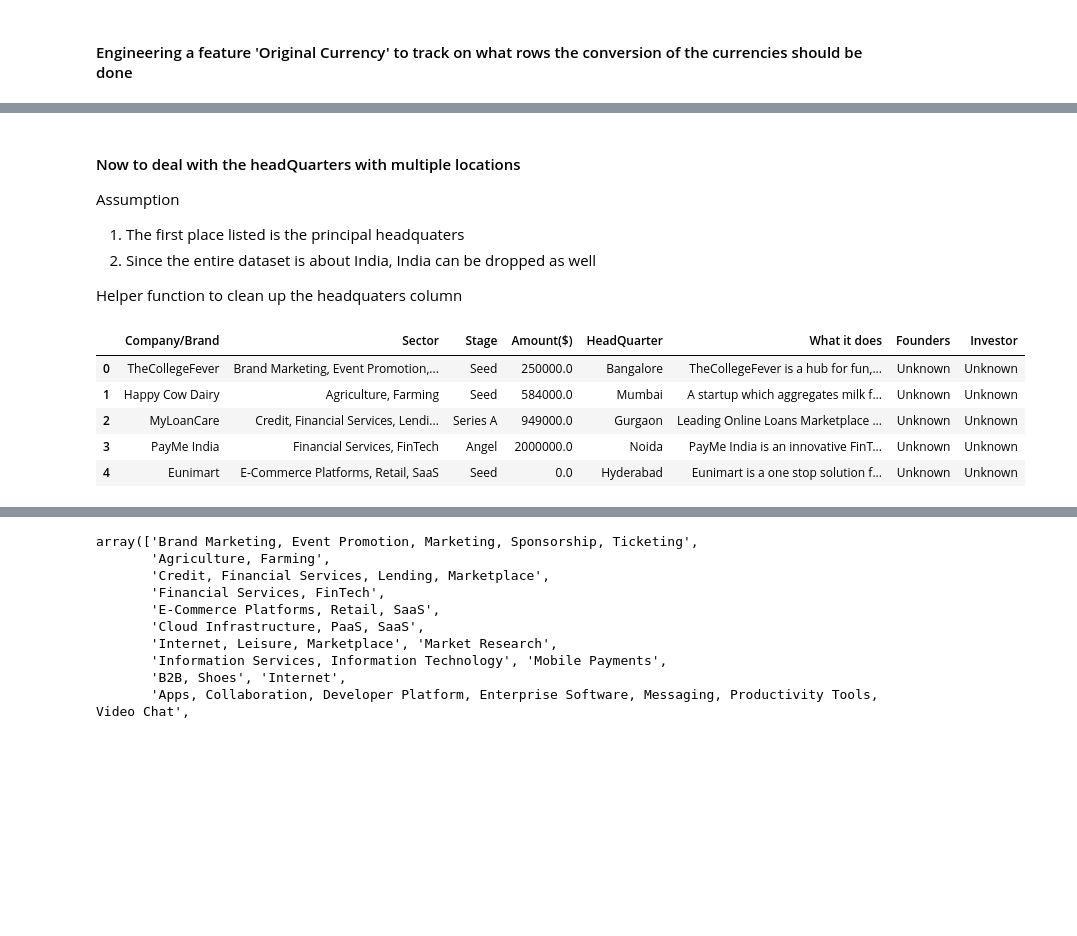
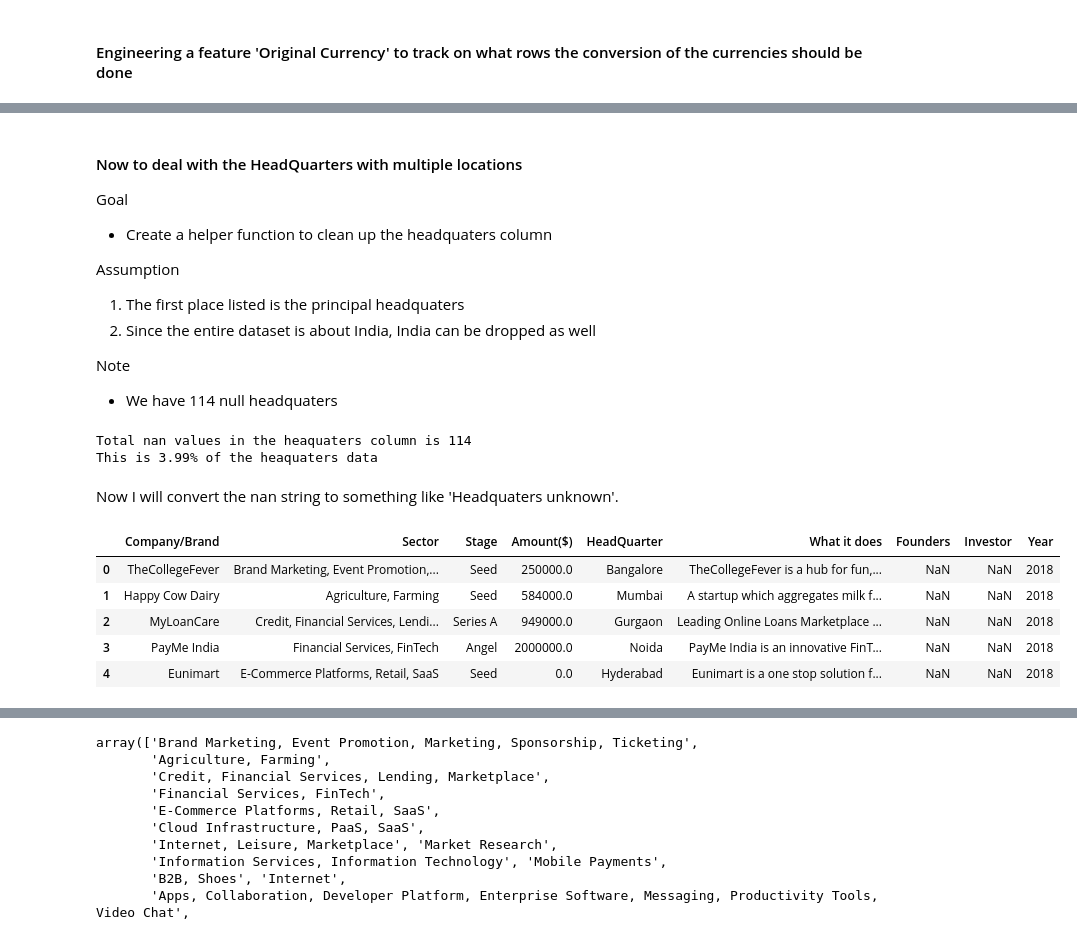
Before and after one commit to coderacheal/Indian-Startup-Ecosystem-Analysis, a Jupyter notebook: indian-startup.ipynb, the cells around one changed output, grey strips where cells are left out. Drawn from its saved outputs; the diff is of its cells as text; code cells hidden in the pictures; blank space fills up the shorter version.

```diff
--- a/indian-startup.ipynb
+++ b/indian-startup.ipynb
@@ -55,8 +74,8 @@ data_2018.head()
 | 3 | PayMe India | Financial Services, FinTech | Angel | 2000000 | Noida, Uttar Pradesh, India | PayMe India is an innovative FinT... |
 | 4 | Eunimart | E-Commerce Platforms, Retail, SaaS | Seed | — | Hyderabad, Andhra Pradesh, India | Eunimart is a one stop solution f... |
 # %%
-data_2018['Founders'] = 'Unknown'
-data_2018['Investor'] = 'Unknown'
+data_2018['Founders'] = np.nan
+data_2018['Investor'] = np.nan
 data_2018.head()
 # %% [output]
 |  | Company/Brand | Sector | Stage | Amount($) | HeadQuarter | What it does | Founders | Investor |
@@ -83,3 +102,8 @@ data_2020.drop(columns='Unnamed: 9', inplace=True)
+# %%
+data_2018['Year'] = '2018'
+data_2019['Year'] = '2019'
+data_2020['Year'] = '2020'
+data_2021['Year'] = '2021'
 # %%
 data_2019.columns
 # %% [output]
@@ -119,0 +170,2 @@ data
+# %%
+data.drop_duplicates(inplace=True)
@@ -208,5 +280,9 @@ memory usage: 180.1+ KB
 # %% [markdown]
-#### Now to deal with the headQuarters with multiple locations
+#### Now to deal with the HeadQuarters with multiple locations
+
+Goal
+
+- Create a helper function to clean up the headquaters column
 
 Assumption
 
@@ -214,26 +290,45 @@ Assumption
 2. Since the entire dataset is about India, India can be dropped as well
 
 
-Helper function to clean up the headquaters column
+Note
+
+- We have 114 null headquaters
+# %%
+data['HeadQuarter'] = data['HeadQuarter'].apply(str)
+data['HeadQuarter'].str.lower()
+
+null_headquaters = data[data['HeadQuarter'] == 'nan']
+null_count = null_headquaters.shape[0]
+null_percentage = (null_count/data.shape[0]) * 100
+
+print(f'Total nan values in the heaquaters column is {null_count}')
+print(f'This is {null_percentage:.2f}% of the heaquaters data')
+# %% [output]
+Total nan values in the heaquaters column is 114
+This is 3.99% of the heaquaters data
+# %% [markdown]
+Now I will convert the nan string to something like 'Headquaters unknown'.
+# %%
+filter1 = data['HeadQuarter'] == 'nan'
+
+data.loc[filter1, 'HeadQuarter'] = 'Headquaters unknown'
 # %%
-data['HeadQuarter'] = data['HeadQuarter'].apply(str)
-
 def remove_excess_headquaters(string):
     new = []
-    for word in string:
-        new += word
+    for letter in string:
+        new += letter
     if ',' in new:
-        comma_index = string.index(',')
+        comma_index = new.index(',')
         del new[comma_index:len(string)]
-        ''.join(new)
-        return ''.join(new)
+    headquaters = ''.join(new)
+    return headquaters
 
 data['HeadQuarter'] = data['HeadQuarter'].apply(remove_excess_headquaters)
 data.head()
 # %% [output]
-|  | Company/Brand | Sector | Stage | Amount($) | HeadQuarter | What it does | Founders | Investor |
-| 0 | TheCollegeFever | Brand Marketing, Event Promotion,... | Seed | 250000.0 | Bangalore | TheCollegeFever is a hub for fun,... | Unknown | Unknown |
-| 1 | Happy Cow Dairy | Agriculture, Farming | Seed | 584000.0 | Mumbai | A startup which aggregates milk f... | Unknown | Unknown |
-| 2 | MyLoanCare | Credit, Financial Services, Lendi... | Series A | 949000.0 | Gurgaon | Leading Online Loans Marketplace ... | Unknown | Unknown |
-| 3 | PayMe India | Financial Services, FinTech | Angel | 2000000.0 | Noida | PayMe India is an innovative FinT... | Unknown | Unknown |
-| 4 | Eunimart | E-Commerce Platforms, Retail, SaaS | Seed | 0.0 | Hyderabad | Eunimart is a one stop solution f... | Unknown | Unknown |
+|  | Company/Brand | Sector | Stage | Amount($) | HeadQuarter | What it does | Founders | Investor | Year |
+| 0 | TheCollegeFever | Brand Marketing, Event Promotion,... | Seed | 250000.0 | Bangalore | TheCollegeFever is a hub for fun,... | NaN | NaN | 2018 |
+| 1 | Happy Cow Dairy | Agriculture, Farming | Seed | 584000.0 | Mumbai | A startup which aggregates milk f... | NaN | NaN | 2018 |
+| 2 | MyLoanCare | Credit, Financial Services, Lendi... | Series A | 949000.0 | Gurgaon | Leading Online Loans Marketplace ... | NaN | NaN | 2018 |
+| 3 | PayMe India | Financial Services, FinTech | Angel | 2000000.0 | Noida | PayMe India is an innovative FinT... | NaN | NaN | 2018 |
+| 4 | Eunimart | E-Commerce Platforms, Retail, SaaS | Seed | 0.0 | Hyderabad | Eunimart is a one stop solution f... | NaN | NaN | 2018 |
```
Also changed, not shown: parts of 55 cells of this notebook.
